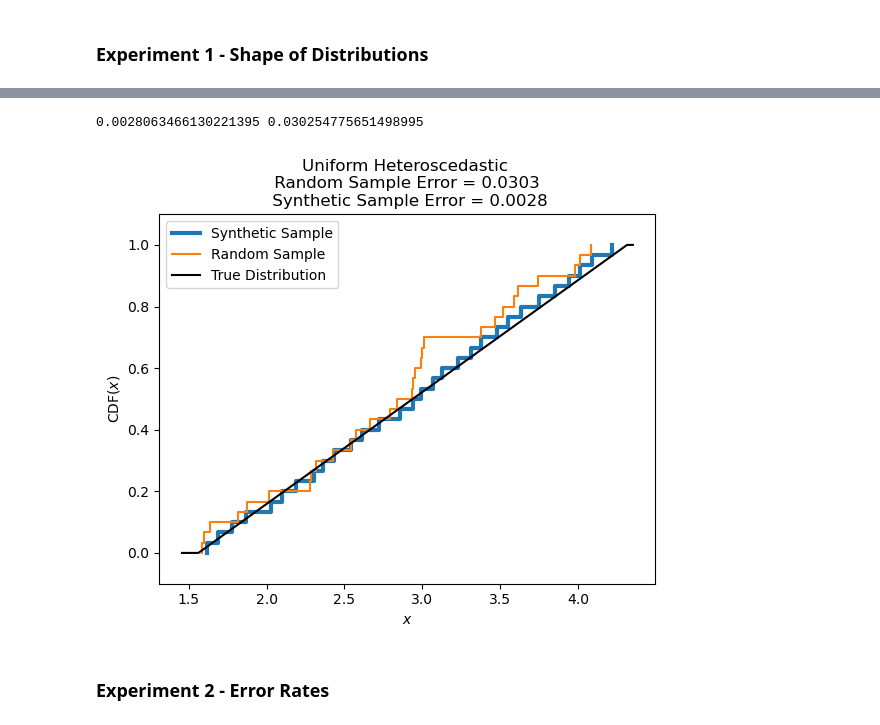
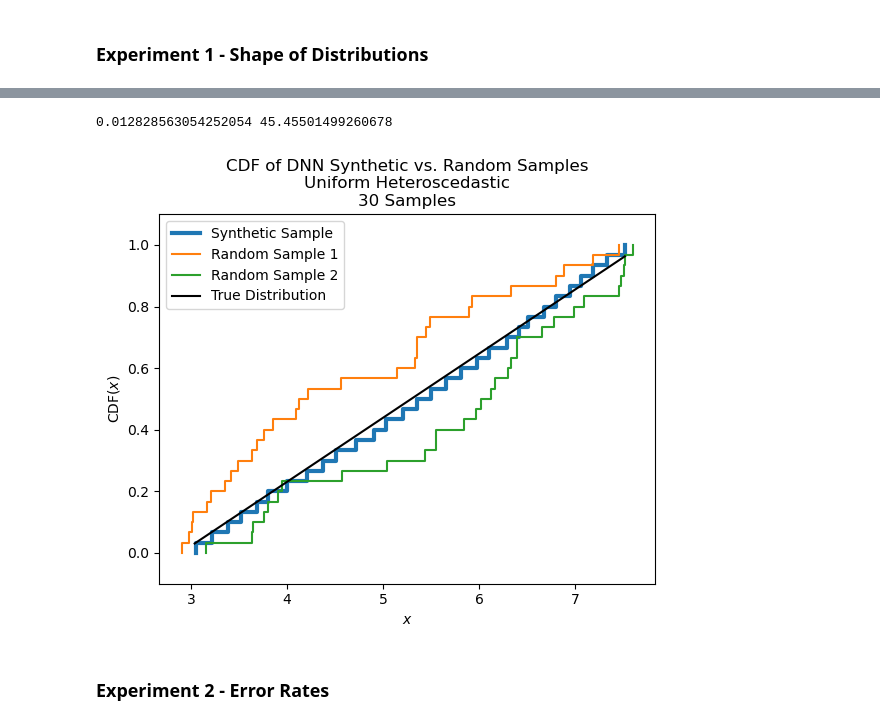
Before and after one commit to jacobf18/Dist-NN, a Jupyter notebook: nearest_neighbors.ipynb, the cells around one changed output, grey strips where cells are left out. Drawn from its saved outputs; the diff is of its cells as text; code cells hidden in the pictures.

```diff
--- a/nearest_neighbors.ipynb
+++ b/nearest_neighbors.ipynb
@@ -145,4 +110,0 @@ KeyboardInterrupt:
-# %%
-print("(row,col): mean, std\n")
-for i, j in product(range(m),range(n)):
-    print(f"({i}, {j}): {np.mean(data_table[i,j]):.2f}, {np.std(data_table[i,j]):.2f}")
@@ -288,12 +247,12 @@ def evalute_eta_row(data_table, row, mask, eta):
     for k in observed_inds:
         new_mask = np.copy(mask)
         new_mask[row,k] = 0
-        dists = get_user_user_distances_fast(data_table, new_mask)
-        est = estimate_fast(data_table, new_mask, row, k, dists, eta)
+        dists = get_user_user_distances_row(data_table, new_mask, row)
+        est = estimate_row(data_table, new_mask, k, dists, eta)
         error += emp_wasserstein2(est, data_table[row,k])
     return error / len(observed_inds)
 
-def search_eta(data_table, mask, k):
+def search_eta(data_table, mask):
     """
     Search for an optimal eta using cross validation on
     the observed data.
@@ -302,7 +261,7 @@ def search_eta(data_table, mask, k):
     #     return evaluate_eta(data_table, mask, k, eta)
         return evalute_eta_row(data_table, 0, mask, eta)
 
-    best_eta = fmin(fn=obj, verbose = False, space=hp.uniform('eta', 0.0001, 10.0), algo=tpe.suggest, max_evals=50)
+    best_eta = fmin(fn=obj, verbose = False, space=hp.uniform('eta', 0.0001, 10.0), algo=tpe.suggest, max_evals=30)
     return best_eta['eta']
 # %%
 def simulate_nn_location_scale(M, N, n, n_runs):
@@ -415,44 +368,36 @@ for i, j in product(range(M), range(N)):
 mask = np.ones((M,N)).astype(int)
 mask[0,0] = 0
 
-eta = search_eta(data_table, mask, 5)
-d = get_user_user_distances_fast(data_table, mask)
-est_dist = estimate_fast(data_table, mask, 0,0, d, eta)
+eta = search_eta(data_table, mask)
+d = get_user_user_distances_row(data_table, mask, 0)
+est_dist = estimate_row(data_table, mask, 0, d, eta)
 # %%
-# x_min = min(np.min(data_table[0,0]), np.min(est_dist))
-# x_max = max(np.max(data_table[0,0]), np.max(est_dist))
-
-# plt.hist(data_table[0,0], density = True, alpha = 0.8)
-# plt.hist(est_dist, density = True, alpha = 0.8)
-# plt.ecdf(data_table[0,0])
-plt.ecdf(est_dist, linewidth=3)
-for _ in range(1):
-    # data = np.random.uniform(mean_rows[0], mean_rows[0] + std_cols[0], n)
-    data = data_table[0,0]
-    plt.ecdf(data)
-
-est_error = wasserstein2(empirical_quantile(est_dist), true_dists[0,0])
-true_error = wasserstein2(empirical_quantile(data_table[0,0]), true_dists[0,0])
-
-x_min, x_max = plt.gca().get_xlim()
-
+x_min = min(np.min(data_table[0,0]), np.min(est_dist))
+x_max = max(np.max(data_table[0,0]), np.max(est_dist))
 x = np.linspace(x_min, x_max, num = 1000)
 y = scipy.stats.uniform.cdf(x, mean_rows[0], std_cols[0])
 
+plt.ecdf(est_dist, linewidth=3)
+for _ in range(2):
+    plt.ecdf(np.random.uniform(mean_rows[0], mean_rows[0] + std_cols[0], n))
+
+est_error = wasserstein2(empirical_quantile(est_dist), true_dists[0,0])
+true_error = wasserstein2(empirical_quantile(sample), true_dists[0,0])
+
 plt.plot(x,y, '-', c='k')
-# plt.legend(["Synthetic Sample"] + [f"Random Sample {i + 1}" for i in range(2)] + ["True Distribution"])
-plt.legend(["Synthetic Sample", "Random Sample", "True Distribution"])
-plt.title(f"Uniform Heteroscedastic \n Random Sample Error = {true_error:.4f} \n Synthetic Sample Error = {est_error:.4f}")
-# plt.title(f"CDF of DNN Synthetic vs Random Sample\n{n} Samples")
+plt.legend(["Synthetic Sample"] + [f"Random Sample {i + 1}" for i in range(2)] + ["True Distribution"])
+# plt.legend(["Synthetic Sample", "Random Sample", "True Distribution"])
+# plt.title(f"Gaussian Homoscedastic \n Random Sample Error = {true_error:.4f} \n Synthetic Sample Error = {est_error:.4f}")
+plt.title(f"CDF of DNN Synthetic vs. Random Samples\nUniform Heteroscedastic\n{n} Samples")
 plt.xlabel("$x$")
 plt.ylabel("CDF($x$)")
 plt.ylim([-0.1,1.1])
-plt.savefig(f"figures/denoising-unif-diff-var-cdf-samples-{n}-more-random.pdf", bbox_inches="tight")
+plt.savefig(f"figures/denoising-unif-diff-var-cdf-more-random.pdf", bbox_inches="tight")
 
 print(est_error, true_error)
 # %% [output]
-0.0028063466130221395 0.030254775651498995
+0.012828563054252054 45.45501499260678
-[figure, old version]
+[figure, new version]
 # %% [markdown]
 ### Experiment 2 - Error Rates
 # %%
```
Also changed, not shown: parts of 34 cells of this notebook.
